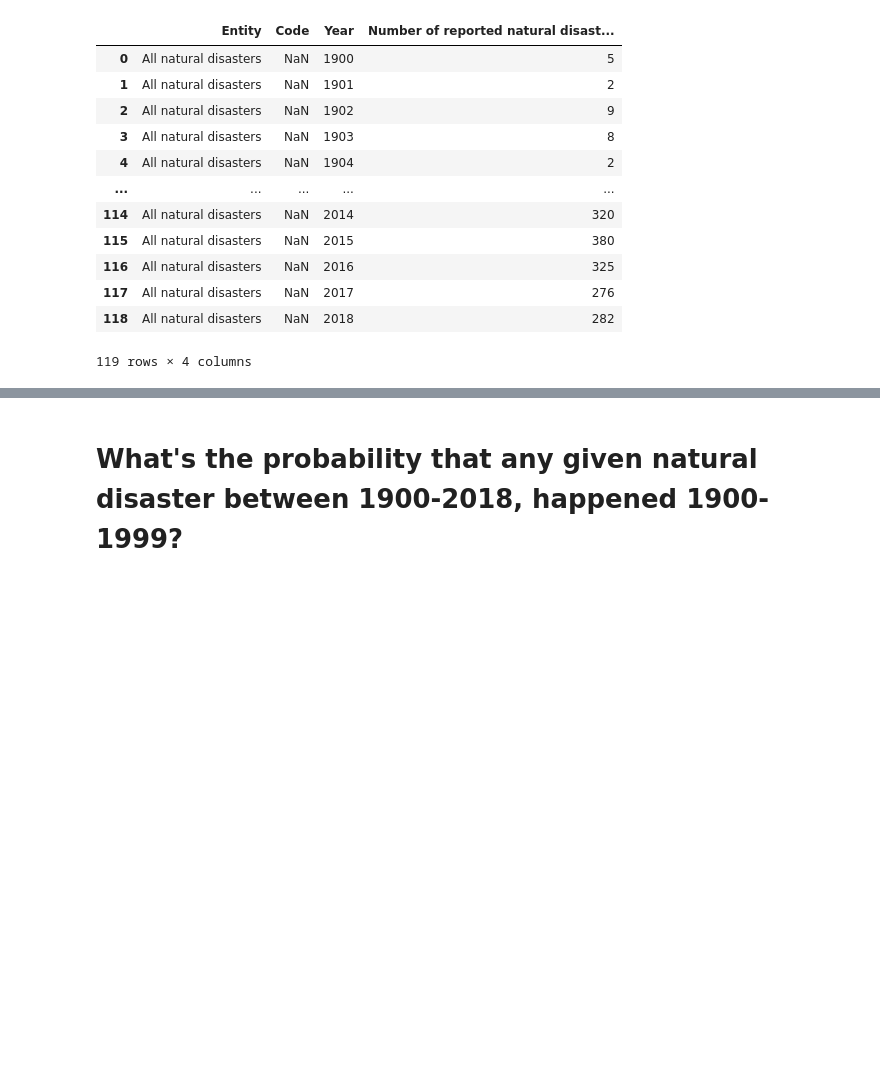
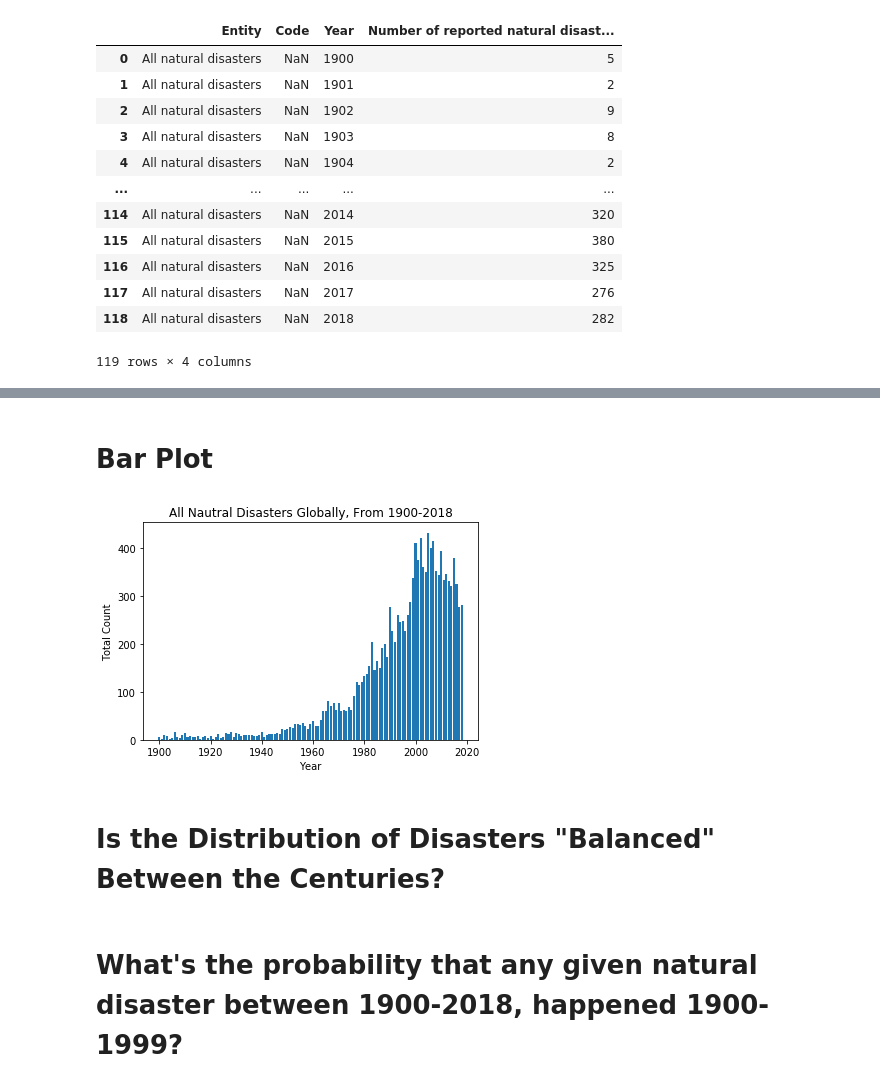
Before and after one commit to UPstartDeveloper/climate-change-analysis, a Jupyter notebook: analysis.ipynb, the cells around one changed output, grey strips where cells are left out. Cells and saved outputs as stored; diff of their text form; code cells hidden in the pictures; blank space fills up the shorter version.

```diff
--- a/analysis.ipynb
+++ b/analysis.ipynb
@@ -12,0 +65,21 @@ econ_df = pd.read_csv('Data/natural-disaster-data/economic-damage-from-natural-d
+# %%
+def compute_means(y_c_data):
+    '''Returns a dict of all mean number of disasters that occurred for every decade, 1900-2010.'''
+    # compute the amount of decades in our data
+    start_yr, end_yr = y_c_data['years'].min(), y_c_data['years'].max()
+    decades = (end_yr - start_yr) // 10
+    # store all the means in a dict
+    decade_means = dict()
+    for i in range(start_yr, end_yr, 10):
+        decade_means[f'{i}'] = compute_decade_mean(i, y_c_data)
+    return decade_means
+
+# Calling the function
+ALL_DIS = 'All natural disasters'
+COUNT = 'Number of reported natural disasters (reported disasters)'
+counts = disasters_df[(disasters_df['Entity'] == ALL_DIS)][COUNT]  # just the counts of all natural disasters, all years
+years = disasters_df[(disasters_df['Entity'] == ALL_DIS)]['Year']  # just the years
+y_c_data = pd.DataFrame(data={
+                        'years':years,
+                        'counts':counts})
+means_by_decade = compute_means(y_c_data)
@@ -126,12 +233,3 @@ all_disasters_years_and_counts
 | 117 | All natural disasters | NaN | 2017 | 276 |
 | 118 | All natural disasters | NaN | 2018 | 282 |
 119 rows × 4 columns
-# %%
-years = all_disasters_years_and_counts['Year']
-COUNT = 'Number of reported natural disasters (reported disasters)'
-counts = all_disasters_years_and_counts[COUNT]
-
-y_c_data = pd.DataFrame(data={
-                'years':years,
-                 'counts':counts})
-y_c_data
@@ -159,3 +255,15 @@ plt.bar(years, counts)
+# %% [markdown]
+# Bar Plot
+# %%
+plt.bar(years, counts)
+plt.title('All Nautral Disasters Globally, From 1900-2018')
+plt.ylabel('Total Count')
+plt.xlabel('Year')
+plt.show()
+# %% [output]
+[figure, added]
+# %% [markdown]
+# Is the Distribution of Disasters "Balanced" Between the Centuries?
 # %% [markdown]
 # What's the probability that any given natural disaster between 1900-2018, happened 1900-1999?
 # %%
```
Also changed, not shown: parts of 48 cells of this notebook.
